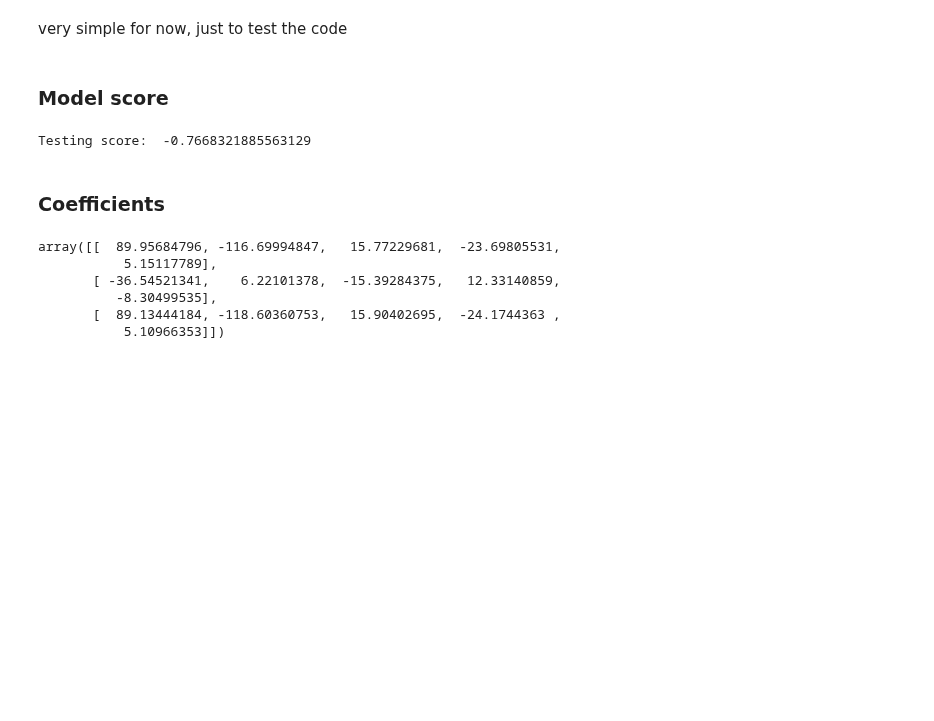
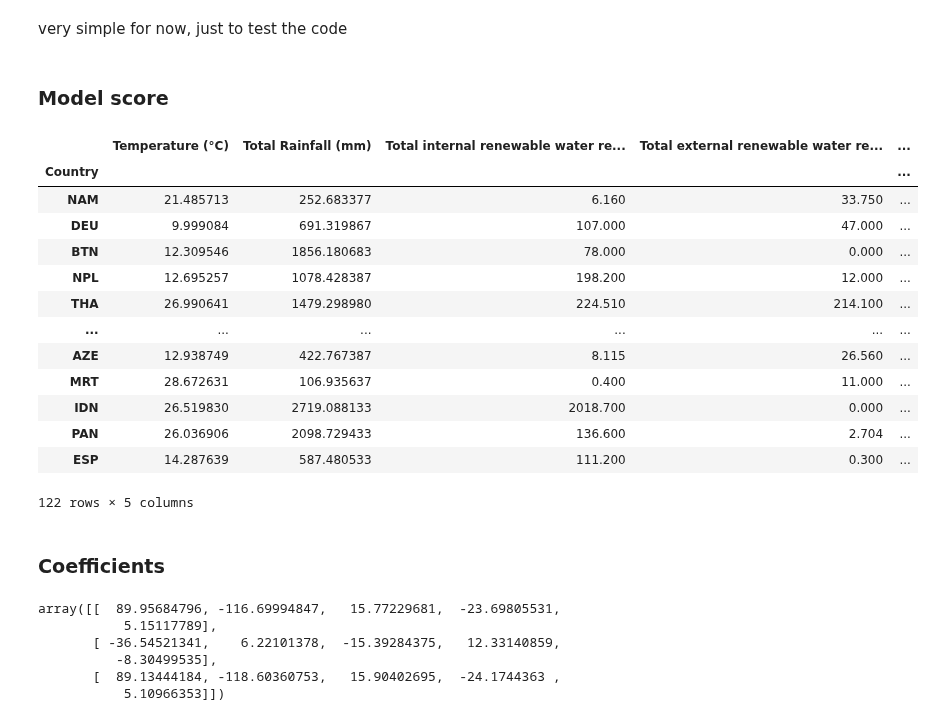
Before and after one commit to herbmks/MDA-Tuvalu, a Jupyter notebook: Pipeline climate factors.ipynb, the cells around one changed output. Saved outputs shown, nothing was run; the diff lists cells and outputs as text; code cells hidden in the pictures; blank space fills up the shorter version.

```diff
--- a/Pipeline climate factors.ipynb
+++ b/Pipeline climate factors.ipynb
@@ -86,9 +87,22 @@ pipe = pipe.fit(X_train, y_train)
 # %% [markdown]
 ### Model score
 # %%
-print('Testing score: ', pipe.score(X_test, y_test))
+X_train
 # %% [output]
+|  | Temperature (°C) | Total Rainfall (mm) | Total internal renewable water re... | Total external renewable water re... | ... |
+| Country |  |  |  |  | ... |
+| NAM | 21.485713 | 252.683377 | 6.160 | 33.750 | ... |
+| DEU | 9.999084 | 691.319867 | 107.000 | 47.000 | ... |
+| BTN | 12.309546 | 1856.180683 | 78.000 | 0.000 | ... |
+| NPL | 12.695257 | 1078.428387 | 198.200 | 12.000 | ... |
+| THA | 26.990641 | 1479.298980 | 224.510 | 214.100 | ... |
+| ... | ... | ... | ... | ... | ... |
+| AZE | 12.938749 | 422.767387 | 8.115 | 26.560 | ... |
+| MRT | 28.672631 | 106.935637 | 0.400 | 11.000 | ... |
+| IDN | 26.519830 | 2719.088133 | 2018.700 | 0.000 | ... |
+| PAN | 26.036906 | 2098.729433 | 136.600 | 2.704 | ... |
+| ESP | 14.287639 | 587.480533 | 111.200 | 0.300 | ... |
-Testing score:  -0.7668321885563129
+122 rows × 5 columns
 # %% [markdown]
 ### Coefficients
 # %%
```
Also changed, not shown: parts of 3 cells of this notebook.
